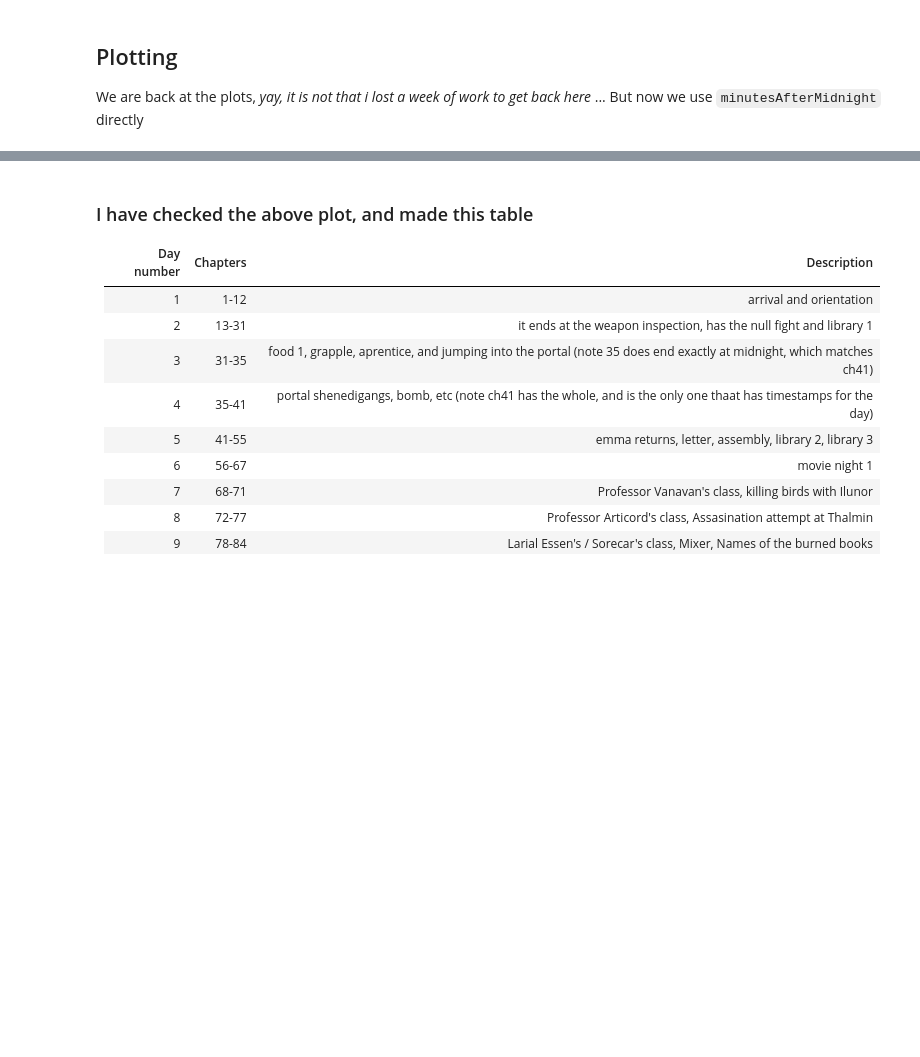
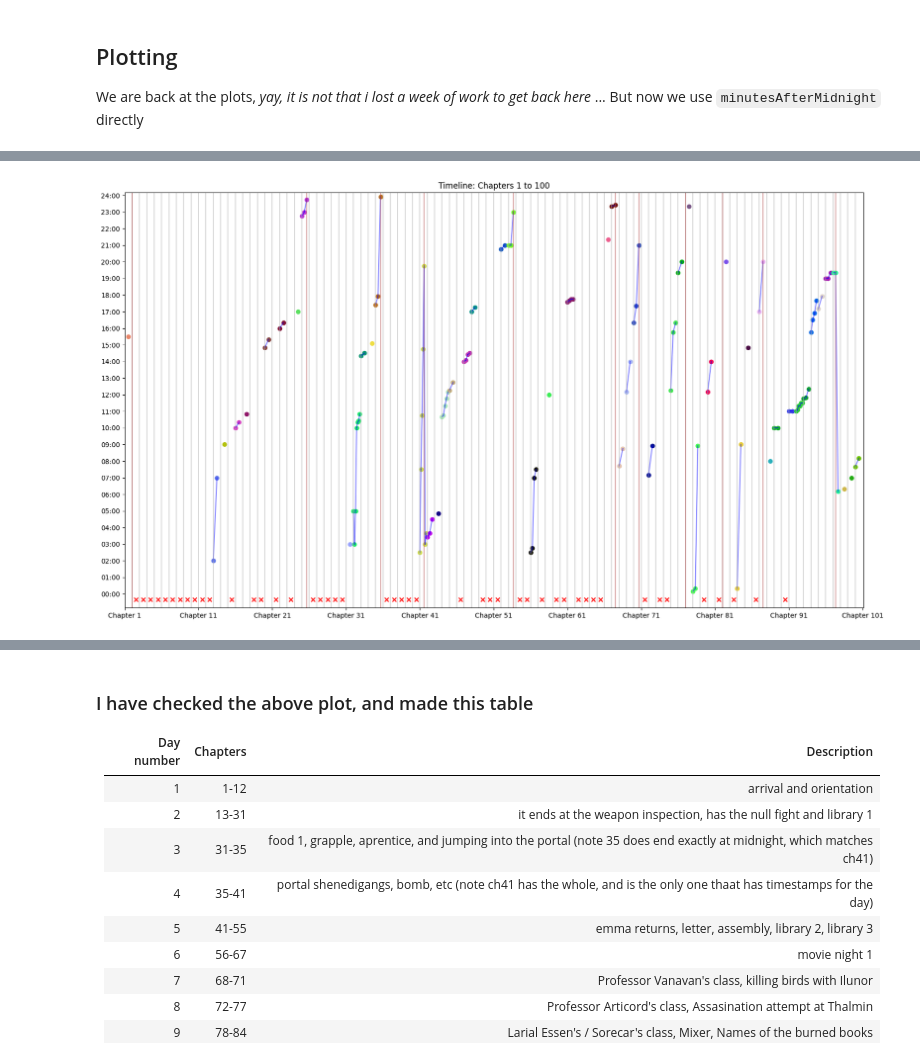
Before and after one commit to KekKom/WPAtaMS-Analyzer, a Jupyter notebook: analyzer.ipynb, the cells around one changed output, grey strips where cells are left out. Cells and saved outputs as stored; diff of their text form; code cells hidden in the pictures; blank space fills up the shorter version.

Commit message:
chapter 123 now analyzed, need to update the table

```diff
--- a/analyzer.ipynb
+++ b/analyzer.ipynb
@@ -227,0 +562,87 @@ plt.show(),len(datechanges),datechanges
+# %%
+
+chunkSize = 100
+numChapters = len(timestamps)
+numChunks = (numChapters + chunkSize - 1) // chunkSize  # Ceiling division
+
+for chunkIndex in range(numChunks):
+    startIdx = chunkIndex * chunkSize
+    endIdx = min((chunkIndex + 1) * chunkSize, numChapters)
+    tsChunk = timestamps[startIdx:endIdx]
+
+    # Create a new figure for this chunk
+    fig = plt.figure(figsize=(19.2, 10.8))
+    ax = fig.add_subplot(111)
+    size = fig.get_size_inches() * fig.dpi
+    chaptersInChunk = len(tsChunk)
+    unit = size[0].item() / chaptersInChunk  # Horizontal space per chapter
+    halfUnit = unit / 2
+
+    # Initialize date change detection variables
+    dateChanges = []
+    previousTimestamp = 24 * 60
+    previousPosition = unit
+
+    # Process each chapter in the current chunk
+    for localIdx, chapter in enumerate(tsChunk):
+        globalChapter = startIdx + localIdx  # Global chapter index (0-indexed)
+        xStart = unit * localIdx
+        color = (random(), random(), random())
+
+        if len(chapter) == 0:
+            # If there is no timestamp, mark with a red "x"
+            plt.scatter(xStart + halfUnit, -20, marker='x', color='red')
+        elif len(chapter) == 1:
+            # A single timestamp is drawn centered horizontally
+            plt.scatter(xStart + halfUnit, chapter[0], color=color)
+        else:
+            interUnit = unit / len(chapter)
+            for timestampIndex, timestamp in enumerate(chapter):
+                xPos = xStart + interUnit * timestampIndex
+                plt.scatter(xPos, timestamp, color=color)
+                # Draw connecting line between consecutive timestamps
+                if timestampIndex < len(chapter) - 1:
+                    plt.plot(
+                        [xPos, xStart + interUnit * (timestampIndex + 1)],
+                        [timestamp, chapter[timestampIndex + 1]],
+                        c=(0, 0, 1, 0.5)
+                    )
+        # Draw a vertical divider every chapter within this chunk
+
+        plt.axvline(xStart, color=(0.7, 0.7, 0.7, 0.5))
+
+        # Detect date changes (if time drops by more than 120 minutes)
+        if len(chapter) > 0:
+            interUnit = unit / len(chapter)
+            for timestampIndex, timestamp in enumerate(chapter):
+                if previousTimestamp - timestamp > 120 and previousPosition != 0:
+                    dateChanges.append((globalChapter + 1, previousPosition))
+                previousTimestamp = timestamp
+                previousPosition = xStart + (interUnit * timestampIndex)
+
+    # Draw vertical lines at detected date changes
+    for dc in dateChanges:
+        plt.axvline(dc[1], color=(0.7, 0.3, 0.3, 0.5))
+
+    # Define a formatter for the y-axis (minutes to HH:MM)
+    def minutesToHhmm(x, pos=0):
+        hours = int(x // 60)
+        minutes = int(x % 60)
+        return f'{hours:02d}:{minutes:02d}'
+
+    ax.yaxis.set_major_formatter(ticker.FuncFormatter(minutesToHhmm))
+    ax.yaxis.set_major_locator(ticker.MultipleLocator(60))
+
+    # Format the x-axis with global chapter numbers
+    ax.xaxis.set_major_formatter(
+        ticker.FuncFormatter(lambda x, pos: f'Chapter {startIdx + int(x / unit) + 1}')
+    )
+    ax.xaxis.set_major_locator(ticker.MultipleLocator(unit * 10))
+
+    plt.ylim(-50, 60 * 24 + 10)
+    plt.xlim(0, unit * chaptersInChunk + (unit / 10))
+    plt.subplots_adjust(left=0.1, right=0.9, top=0.9, bottom=0.1)
+    plt.title(f"Timeline: Chapters {startIdx + 1} to {endIdx}")
+    plt.show()
+# %% [output]
+[figure, added]
```
Also changed, not shown: parts of 11 cells of this notebook, 1 other file.
